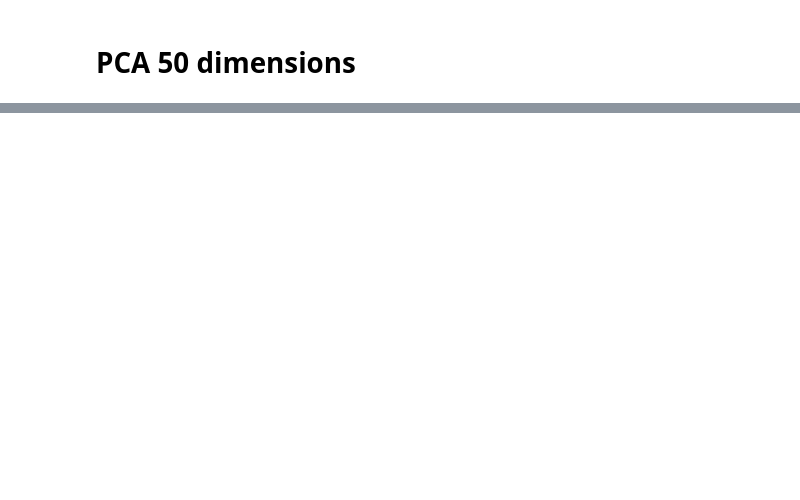
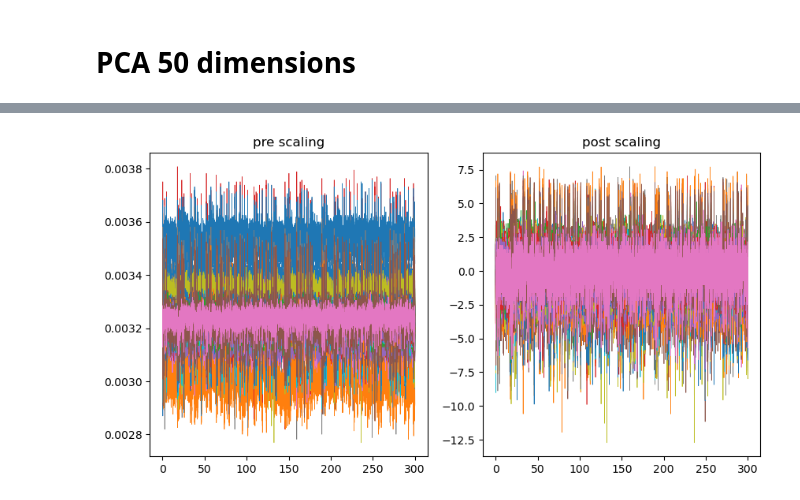
Before and after one commit to mrwun2002/MaxLab_analysis, a Jupyter notebook: tsne_test.ipynb, the cells around one changed output, grey strips where cells are left out. Saved outputs shown, nothing was run; the diff lists cells and outputs as text; code cells hidden in the pictures; blank space fills up the shorter version.

```diff
--- a/tsne_test.ipynb
+++ b/tsne_test.ipynb
@@ -38,0 +25,5 @@ plt.show()
+# %%
+X = np.load(filename + '.npy')
+t = X[:, 0]
+X = X[:, 1:]
+print(X)
@@ -39,4 +38,17 @@ plt.show()
 # %%
 scaler = StandardScaler()
 X_scaled = scaler.fit_transform(X)
+# %%
+#Plot a subset of the channels
+plt.figure(figsize = (10, 5))
+plt.subplot(121)
+plt.plot(t[:], X[:, ::10], linewidth = 0.5)
+plt.title('pre scaling')
+
+plt.subplot(122)
+plt.plot(t[:], X_scaled[:, ::10], linewidth = 0.5)
+plt.title('post scaling')
+plt.show()
+# %% [output]
+[figure, added]
 # %%
```
Also changed, not shown: parts of 7 cells of this notebook, 2 other files.
